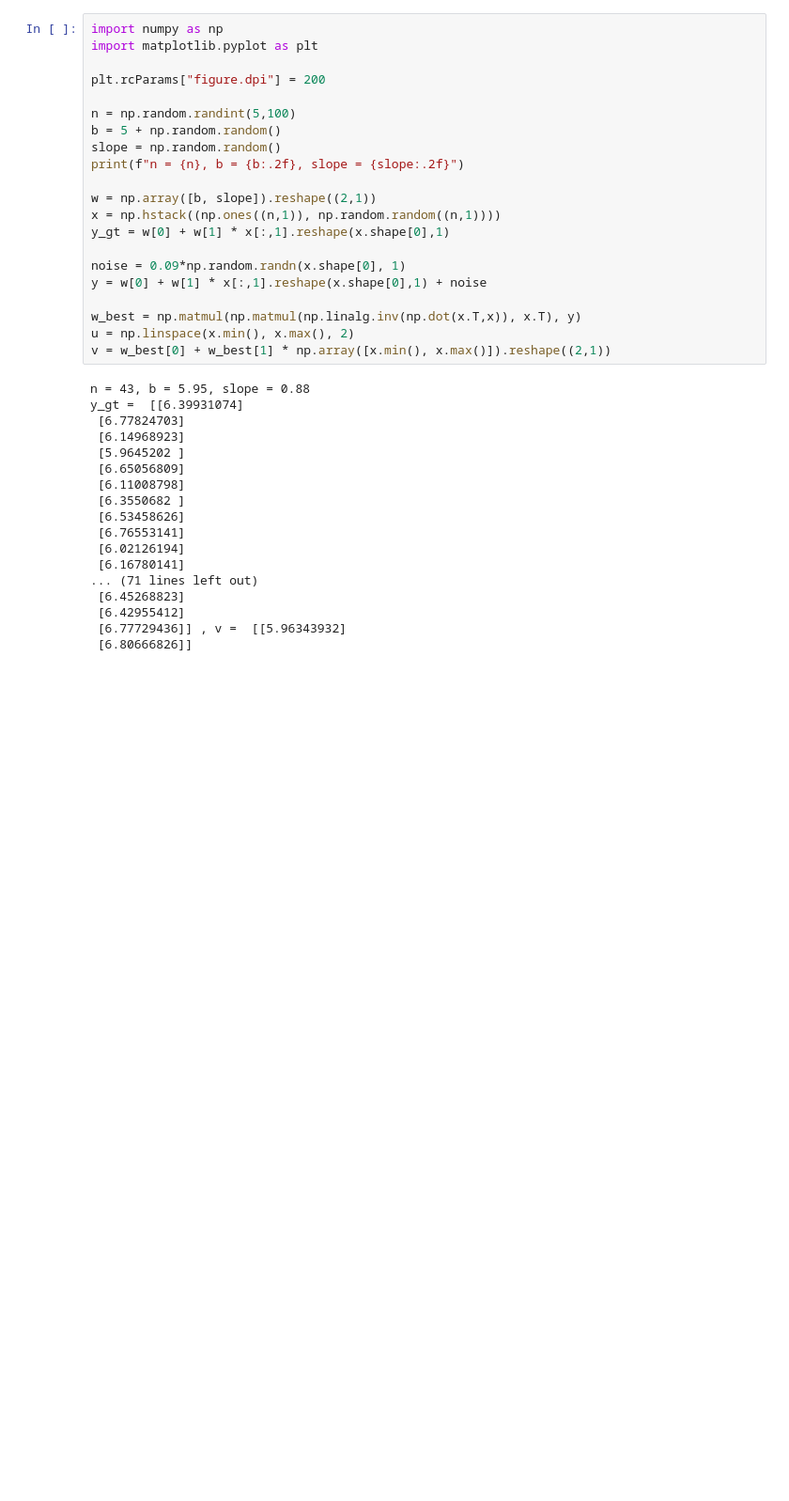
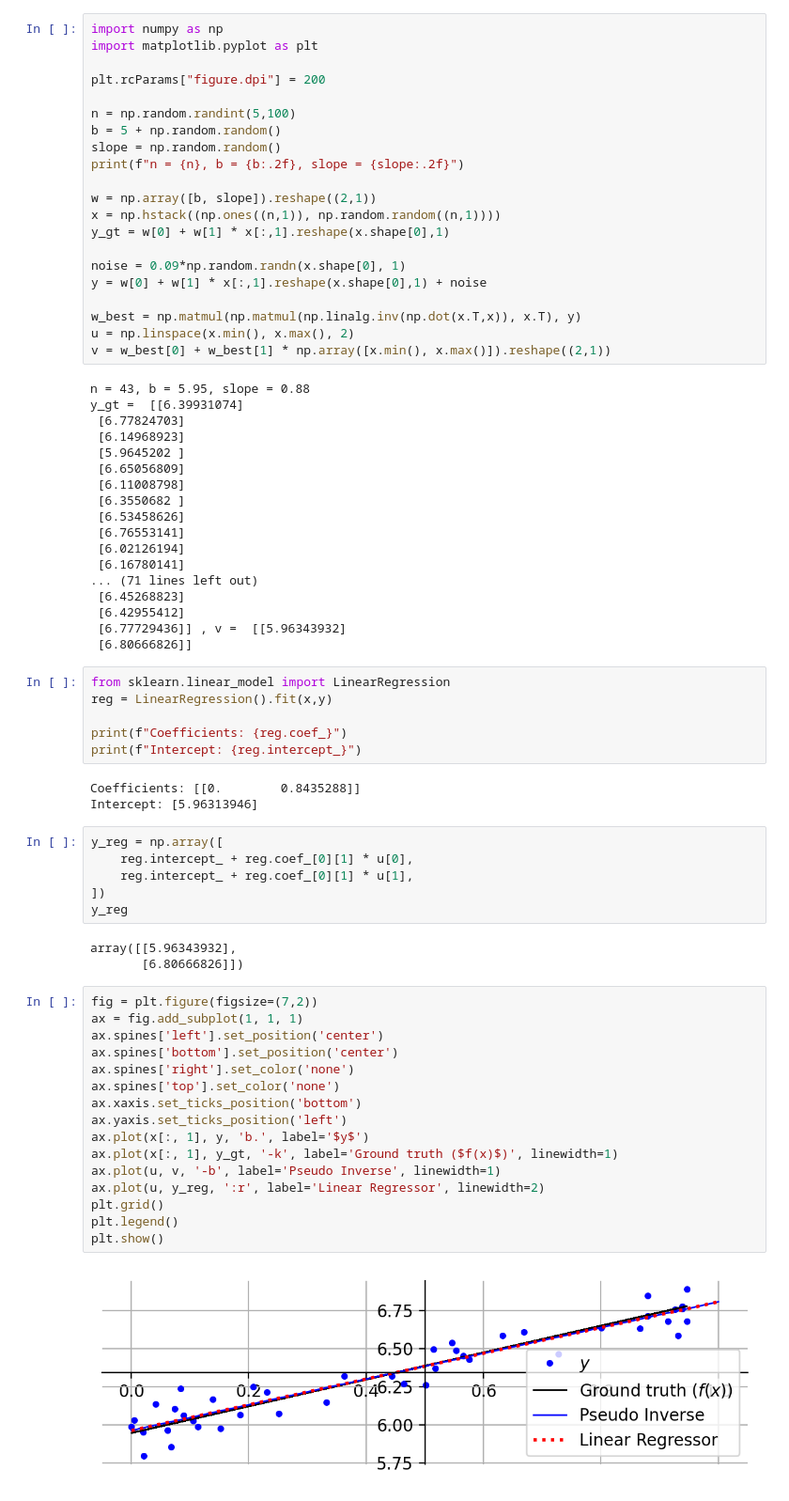
Before and after one commit to RyanBarbalho/dl-2025-1, a Jupyter notebook: estudando/linear-regression-1.ipynb, the cells around one changed output. Shown: that part at 94% size. Saved outputs shown, nothing was run; the diff lists cells and outputs as text; blank space fills up the shorter version.

```diff
--- a/estudando/linear-regression-1.ipynb
+++ b/estudando/linear-regression-1.ipynb
@@ -39,3 +39,39 @@ y_gt =  [[6.39931074]
  [6.42955412]
  [6.77729436]] , v =  [[5.96343932]
  [6.80666826]]
+# %%
+from sklearn.linear_model import LinearRegression
+reg = LinearRegression().fit(x,y)
+
+print(f"Coefficients: {reg.coef_}")
+print(f"Intercept: {reg.intercept_}")
+# %% [output]
+Coefficients: [[0.        0.8435288]]
+Intercept: [5.96313946]
+# %%
+y_reg = np.array([
+    reg.intercept_ + reg.coef_[0][1] * u[0],
+    reg.intercept_ + reg.coef_[0][1] * u[1],
+])
+y_reg
+# %% [output]
+array([[5.96343932],
+       [6.80666826]])
+# %%
+fig = plt.figure(figsize=(7,2))
+ax = fig.add_subplot(1, 1, 1)
+ax.spines['left'].set_position('center')
+ax.spines['bottom'].set_position('center')
+ax.spines['right'].set_color('none')
+ax.spines['top'].set_color('none')
+ax.xaxis.set_ticks_position('bottom')
+ax.yaxis.set_ticks_position('left')
+ax.plot(x[:, 1], y, 'b.', label='$y$')
+ax.plot(x[:, 1], y_gt, '-k', label='Ground truth ($f(x)$)', linewidth=1)
+ax.plot(u, v, '-b', label='Pseudo Inverse', linewidth=1)
+ax.plot(u, y_reg, ':r', label='Linear Regressor', linewidth=2)
+plt.grid()
+plt.legend()
+plt.show()
+# %% [output]
+[figure, added]
```
Also changed, not shown: 1 other file.
